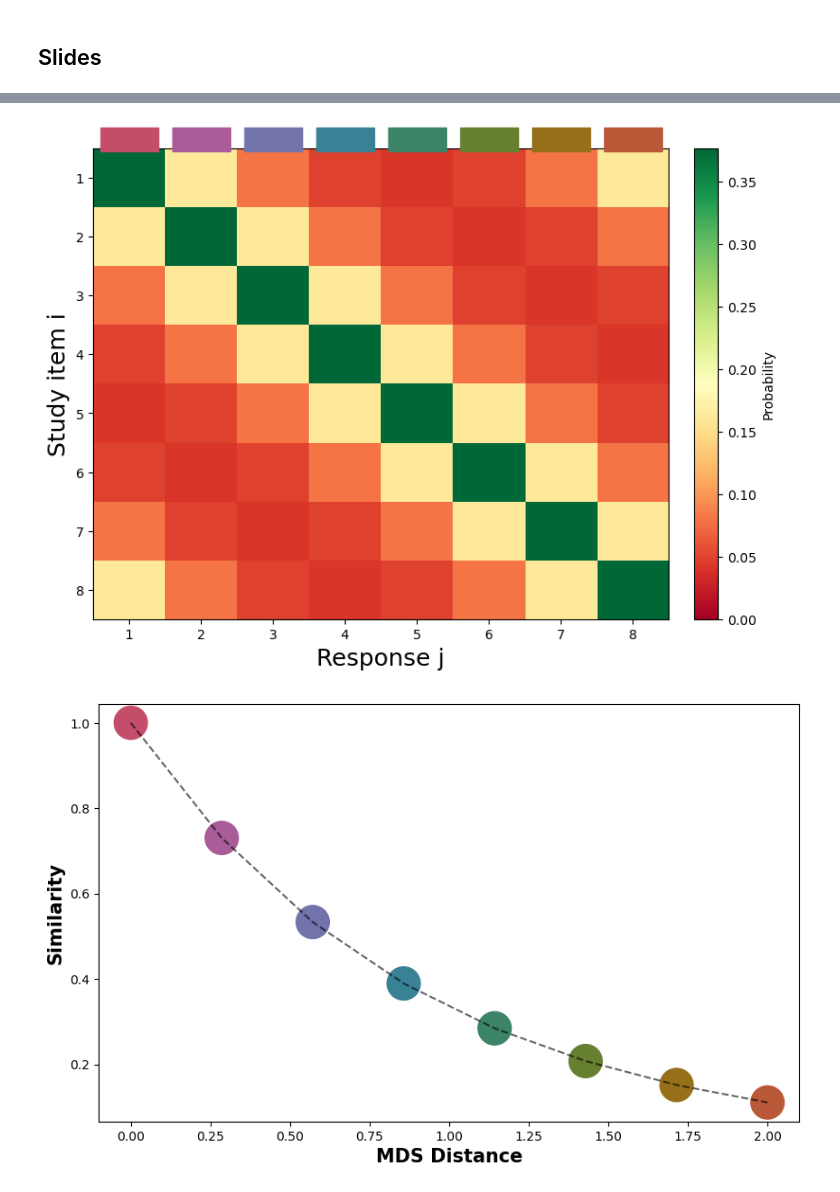
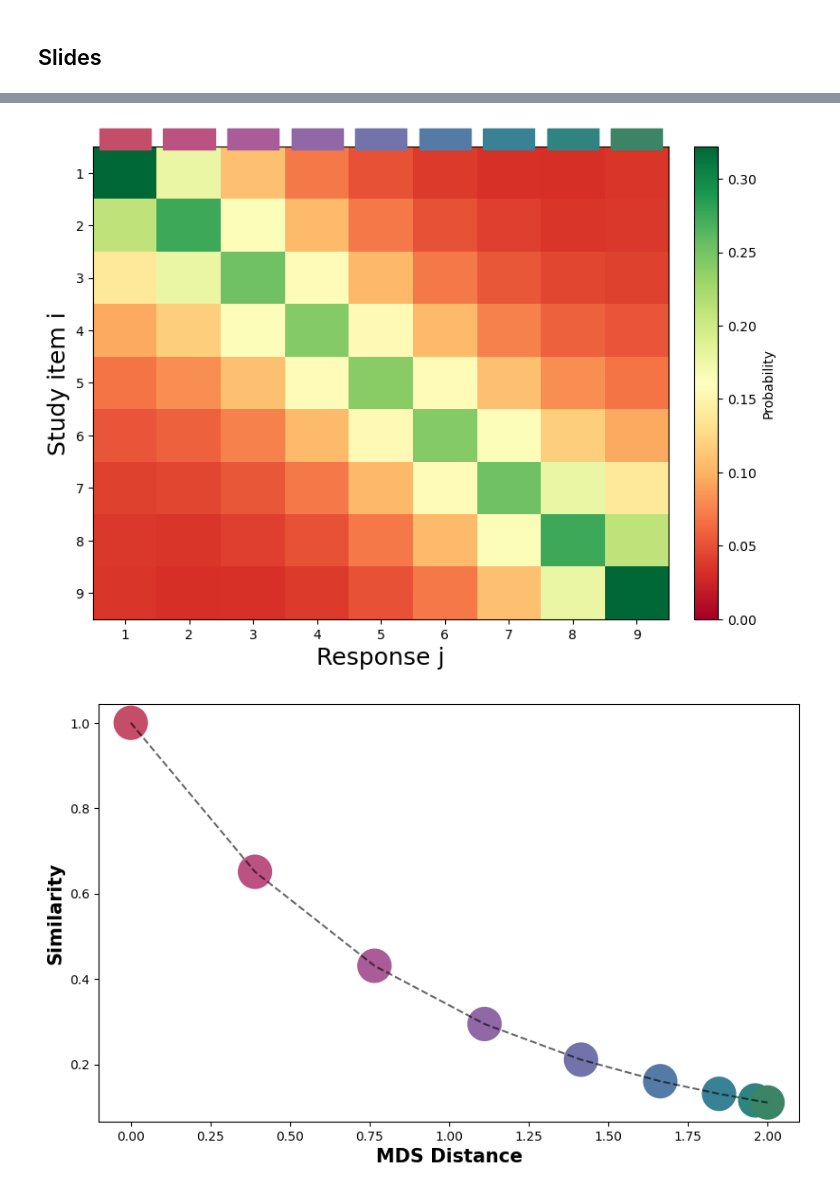
Before and after one commit to DaniilAzarov123/color-identification, a Jupyter notebook: analysis.ipynb, the cells around one changed output, grey strips where cells are left out. Cells and saved outputs as stored; diff of their text form; code cells hidden in the pictures.

```diff
--- a/analysis.ipynb
+++ b/analysis.ipynb
@@ -1837,55 +1567,51 @@ integral_vis(pdf_idx = 4, x_integral = 0.8)
 # %%
-# 8 items on a circle
-n = 8
-item_angles = np.linspace(0, 2*np.pi, n, endpoint=False)
-coords = np.stack([np.cos(item_angles), np.sin(item_angles)], axis=1)
-dists = np.sqrt(((coords[:, None] - coords[None, :])**2).sum(axis=-1))
+# # 8 items on a circle
+# n = 9
+# dists = distances[:9,:9]
 
-# Similarity and probabilities
-c_val = 1.1
-sim_mat = np.exp(-c_val * dists)
-prob_mat = sim_mat / sim_mat.sum(axis=1, keepdims=True)  # (8, 8)
+# # Similarity and probabilities
+# c_val = 1.1
+# sim_mat = np.exp(-c_val * dists)
+# prob_mat = sim_mat / sim_mat.sum(axis=0, keepdims=True)  # (8, 8)
 
-# Take just row 0 (first stimulus)
-row = prob_mat[0:n,:]  # (1, 8)
+# # Take just row 0 (first stimulus)
+# row = prob_mat[0:n,:]  # (1, 8)
 
-fig, ax = plt.subplots(figsize=(8, 6), facecolor='white')
+# fig, ax = plt.subplots(figsize=(8, 6), facecolor='white')
 
-im = ax.imshow(row, cmap='RdYlGn', aspect='auto', vmin=0, vmax=row.max())
+# im = ax.imshow(row, cmap='RdYlGn', aspect='auto', vmin=0, vmax=row.max())
 
-#ax.set_yticks([0])
-#ax.set_yticklabels(['Stimulus 1'])
-ax.set_yticks(range(n))
-ax.set_yticklabels([f'{i+1}' for i in range(n)])
-ax.set_ylabel('Study item i', fontsize=18)
-ax.set_xticks(range(n))
-ax.set_xticklabels([f'{i+1}' for i in range(n)])
-ax.set_xlabel('Response j', fontsize=18)
+# #ax.set_yticks([0])
+# #ax.set_yticklabels(['Stimulus 1'])
+# ax.set_yticks(range(n))
+# ax.set_yticklabels([f'{i+1}' for i in range(n)])
+# ax.set_ylabel('Study item i', fontsize=18)
+# ax.set_xticks(range(n))
+# ax.set_xticklabels([f'{i+1}' for i in range(n)])
+# ax.set_xlabel('Response j', fontsize=18)
 
-# Color squares above each column
-colors_subset = [item_colors[i*2] for i in range(n)]
-for i, col in enumerate(colors_subset):
-    ax.add_patch(plt.Rectangle((i-0.4, -0.85), 0.8, 0.4, color=col,
-                                transform=ax.transData, clip_on=False, zorder=5))
+# # Color squares above each column
+# colors_subset = item_colors[:n]
+# for i, col in enumerate(colors_subset):
+#     ax.add_patch(plt.Rectangle((i-0.4, -0.85), 0.8, 0.4, color=col,
+#                                 transform=ax.transData, clip_on=False, zorder=5))
 
-plt.colorbar(im, ax=ax, fraction=0.06, pad=0.04, label='Probability')
-plt.tight_layout()
-plt.show()
+# plt.colorbar(im, ax=ax, fraction=0.06, pad=0.04, label='Probability')
+# plt.tight_layout()
+# plt.show()
 # %% [output]
-[figure, old version]
+[figure, new version]
 # %%
-x = np.linspace(0, 2, 8)
+# Similarity function plot
+
+x = distances[0][:9]
 c = 1.1
 sim = np.exp(-c * x)
 
 fig, ax = plt.subplots(figsize=(10,6))
 ax.plot(x, sim, color="black", linestyle="--", alpha = 0.6)
 
-# take every other point (0th, 2nd, 4th, ...)
-idx = np.arange(0, len(item_colors), 2)
-
-# match colors to those indices
-selected_colors = [item_colors[i] for i in idx]
+selected_colors = item_colors[0:9]
 
 ax.scatter(x, sim, color=selected_colors, s=700)
 
@@ -1894,4 +1620,4 @@ ax.set_ylabel("Similarity", fontsize=15, fontweight="bold")
 
 plt.show()
 # %% [output]
-[figure, old version]
+[figure, new version]
```
Also changed, not shown: parts of 98 cells of this notebook, 1 other file.
